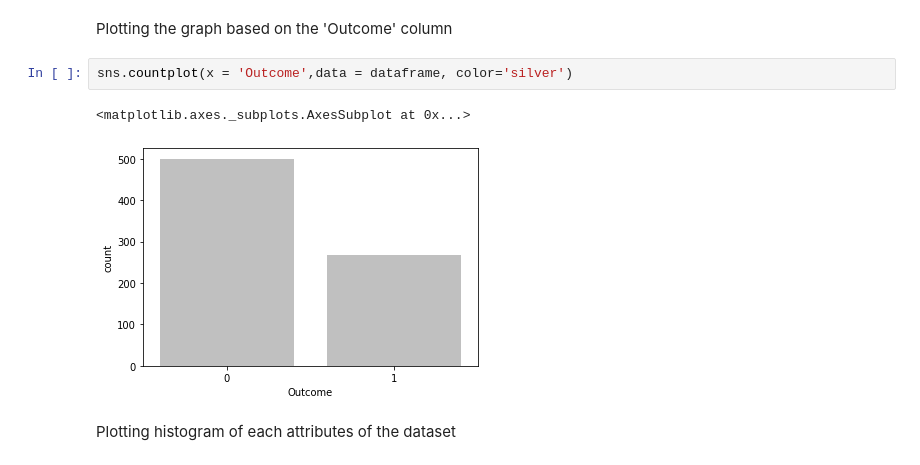
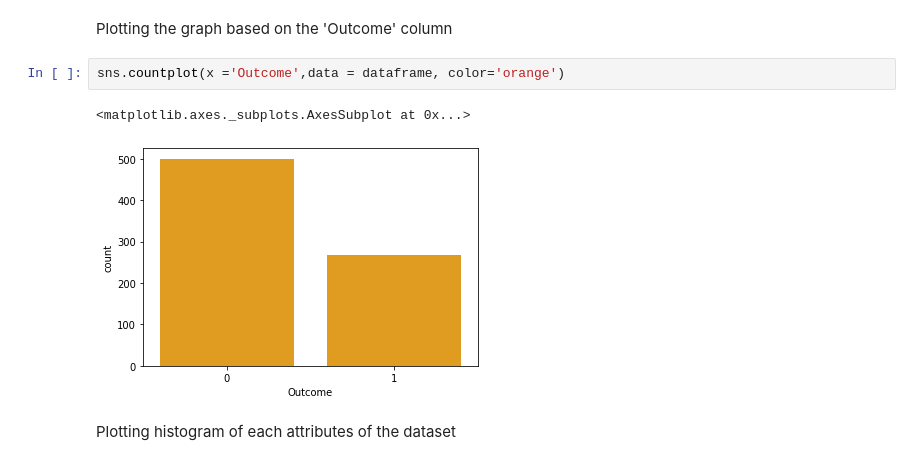
Before and after one commit to nidhigandhi125/Diabetes-Prediction, a Jupyter notebook: Diabetes_Prediction_using_ML.ipynb, the cells around one changed output. Saved outputs shown, nothing was run; the diff lists cells and outputs as text.

```diff
--- a/Diabetes_Prediction_using_ML.ipynb
+++ b/Diabetes_Prediction_using_ML.ipynb
@@ -105,10 +110,10 @@ dtype: int64
 # %% [markdown]
 Plotting the graph based on the 'Outcome' column
 # %%
-sns.countplot(x = 'Outcome',data = dataframe, color='silver')
+sns.countplot(x ='Outcome',data = dataframe, color='orange')
 # %% [output]
 <matplotlib.axes._subplots.AxesSubplot at 0x...>
-[figure, old version]
+[figure, new version]
 # %% [markdown]
 Plotting histogram of each attributes of the dataset
 # %%
```
Also changed, not shown: parts of 13 cells of this notebook.
